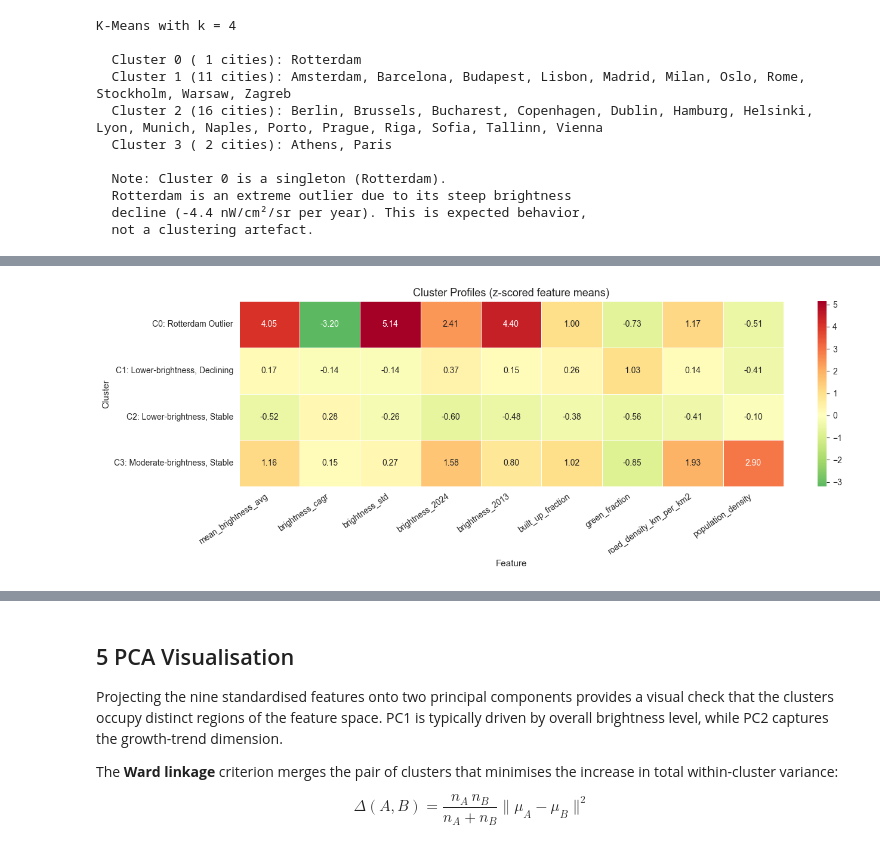
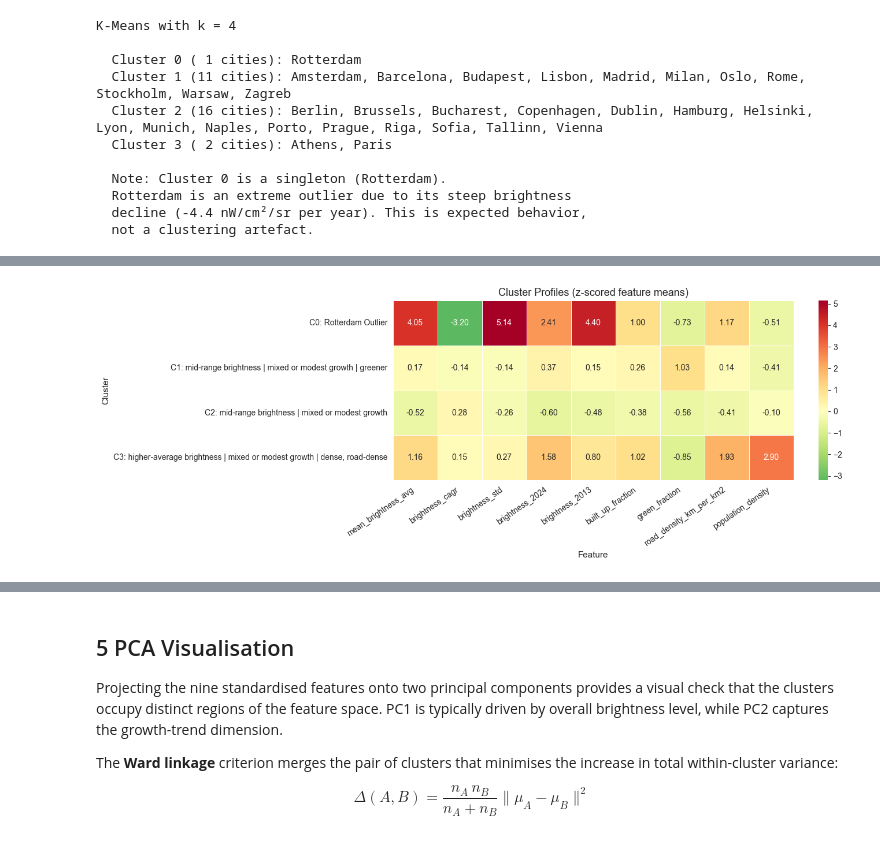
Before and after one commit to rakelosks/nightsky, a Jupyter notebook: notebooks/09_clustering.ipynb, the cells around one changed output, grey strips where cells are left out. Cells and saved outputs as stored; diff of their text form; code cells hidden in the pictures.

Commit message:
Fix labelling in clusters

```diff
--- a/notebooks/09_clustering.ipynb
+++ b/notebooks/09_clustering.ipynb
@@ -430,61 +445,111 @@ for col in feature_cols:
     if col_std > 0:
         profile_z[col] = (profile_z[col] - col_mean) / col_std
 
-# ---- Assign descriptive cluster names --------------------------------
+# ---- Assign neutral, defensible cluster names ------------------------
 cluster_names = {}
+cluster_notes = {}
+
 for cl in profile.index:
-    n_in = (city_df["cluster"] == cl).sum()
+    cities_in = city_df.loc[city_df["cluster"] == cl, "city"].tolist()
+    n_in = len(cities_in)
 
-    # Singleton clusters get a specific label
     if n_in == 1:
-        city_name = city_df.loc[city_df["cluster"] == cl, "city"].values[0]
+        city_name = cities_in[0]
         cluster_names[cl] = f"C{cl}: {city_name} Outlier"
+        cluster_notes[cl] = (
+            f"Singleton cluster containing {city_name}, which is separated from the rest "
+            f"of the sample by an unusually high brightness level in the early years and "
+            f"a very sharp subsequent decline."
+        )
         continue
 
-    avg_bright = profile.loc[cl, "mean_brightness_avg"]
-    cagr = profile.loc[cl, "brightness_cagr"]
-    pop_dens = profile.loc[cl, "population_density"]
+    # Feature profile relative to full sample
+    row = profile_z.loc[cl]
 
-    # Brightness level
-    if avg_bright > profile["mean_brightness_avg"].quantile(0.75):
-        level = "High-brightness"
-    elif avg_bright > profile["mean_brightness_avg"].median():
-        level = "Moderate-brightness"
+    bright_z = row["mean_brightness_avg"]
+    cagr_z = row["brightness_cagr"]
+    std_z = row["brightness_std"]
+    pop_z = row["population_density"]
+    built_z = row["built_up_fraction"]
+    green_z = row["green_fraction"]
+    road_z = row["road_density_km_per_km2"]
+
+    descriptors = []
+
+    # Brightness level (relative, not absolute)
+    if bright_z >= 0.75:
+        descriptors.append("higher-average brightness")
+    elif bright_z <= -0.75:
+        descriptors.append("lower-average brightness")
     else:
-        level = "Lower-brightness"
+        descriptors.append("mid-range brightness")
 
-    # Trend direction
-    if cagr > 0.005:
-        trend = "Rising"
-    elif cagr < -0.005:
-        trend = "Declining"
+    # Variability
+    if std_z >= 0.75:
+        descriptors.append("higher variability")
+    elif std_z <= -0.75:
+        descriptors.append("lower variability")
+
+    # Growth/trend direction (only if clearly strong at cluster level)
+    if cagr_z >= 0.75:
+        descriptors.append("more positive growth")
+    elif cagr_z <= -0.75:
+        descriptors.append("more negative growth")
     else:
-        trend = "Stable"
+        descriptors.append("mixed or modest growth")
 
-    cluster_names[cl] = f"C{cl}: {level}, {trend}"
+    # Urban structure
+    urban_bits = []
+    if pop_z >= 0.75:
+        urban_bits.append("dense")
+    elif pop_z <= -0.75:
+        urban_bits.append("less dense")
+
+    cluster_vals = city_df[city_df["cluster"] == cl]["built_up_fraction"]
+
+    if (
+        cluster_vals.min() > city_df["built_up_fraction"].quantile(0.75)
+    ):
+        urban_bits.append("more built-up")
+    elif green_z >= 0.75:
+        urban_bits.append("greener")
+
+    if road_z >= 0.75:
+        urban_bits.append("road-dense")
+
+    if urban_bits:
+        descriptors.append(", ".join(urban_bits))
+
+    cluster_names[cl] = f"C{cl}: " + " | ".join(descriptors)
+
+    cluster_notes[cl] = (
+        f"This cluster groups cities with a similar overall multivariate profile across "
+        f"brightness level, growth, variability, and urban-form features. "
+    )
 
 city_df["cluster_name"] = city_df["cluster"].map(cluster_names)
 profile_z.index = [cluster_names[c] for c in profile_z.index]
 
 fig, ax = plt.subplots(figsize=(14, 5))
 sns.heatmap(
     profile_z,
     annot=True, fmt=".2f", cmap="RdYlGn_r", center=0,
     linewidths=0.5, ax=ax,
 )
 ax.set_title("Cluster Profiles (z-scored feature means)")
 ax.set_ylabel("Cluster")
 ax.set_xlabel("Feature")
 plt.xticks(rotation=35, ha="right")
 plt.tight_layout()
 plt.savefig(FIG_DIR / "clust_profiles.png", dpi=150, bbox_inches="tight")
 plt.show()
 
 print("Cluster names:")
 for cl, name in sorted(cluster_names.items()):
     n_in = (city_df["cluster"] == cl).sum()
     print(f"  {name}  ({n_in} cities)")
+    print(f"     {cluster_notes[cl]}")
 # %% [output]
-[figure, old version]
+[figure, new version]
 Cluster names:
   C0: Rotterdam Outlier  (1 cities)
```
Also changed, not shown: parts of 7 cells of this notebook, 4 other files.
